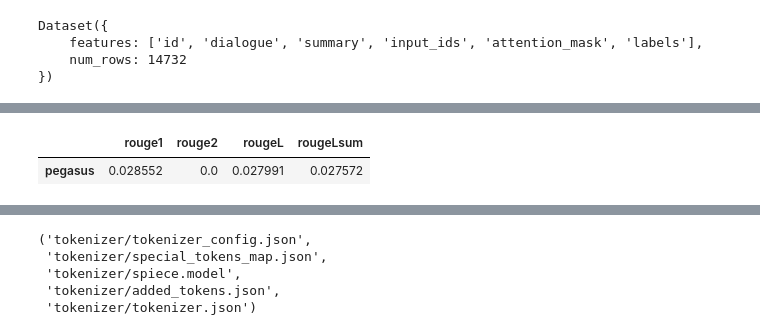
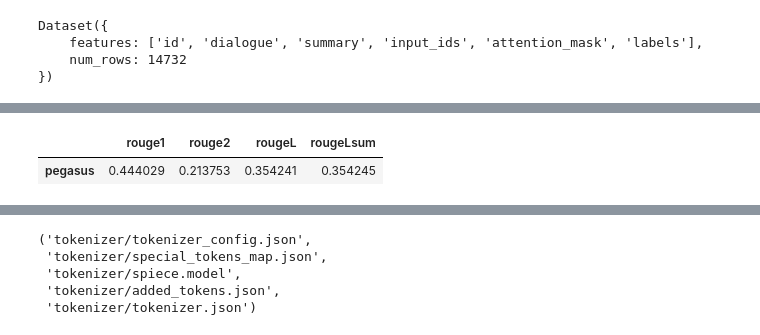
Before and after one commit to appsbotta/Text-Summarizer, a Jupyter notebook: research/Text_Summarizer.ipynb, the cells around one changed output, grey strips where cells are left out. Saved outputs shown, nothing was run; the diff lists cells and outputs as text; code cells hidden in the pictures.

```diff
--- a/research/Text_Summarizer.ipynb
+++ b/research/Text_Summarizer.ipynb
@@ -213,7 +256,7 @@ trainer_args = TrainingArguments(
 # %%
 trainer = Trainer(model=model_pegasus, args=trainer_args,
                   tokenizer=tokenizer, data_collator=seq2seq_data_collator,
-                  train_dataset=dataset_samsum_pt["test"],
+                  train_dataset=dataset_samsum_pt["train"],
                   eval_dataset=dataset_samsum_pt["validation"])
 # %%
 trainer.train()
@@ -248,37 +280,33 @@ def generate_batch_sized_chunks(list_of_elements, batch_size):
         yield list_of_elements[i : i + batch_size]
 
 
-
 def calculate_metric_on_test_ds(dataset, metric, model, tokenizer,
-                               batch_size=16, device=device,
+                               batch_size=16, device="cuda",
                                column_text="article",
                                column_summary="highlights"):
+    model.eval()  # Set model to evaluation mode
     article_batches = list(generate_batch_sized_chunks(dataset[column_text], batch_size))
     target_batches = list(generate_batch_sized_chunks(dataset[column_summary], batch_size))
 
-    for article_batch, target_batch in tqdm(
-        zip(article_batches, target_batches), total=len(article_batches)):
+    with torch.no_grad():  # Disable gradient computation for inference
+        for article_batch, target_batch in tqdm(
+            zip(article_batches, target_batches), total=len(article_batches)):
 
-        inputs = tokenizer(article_batch, max_length=1024,  truncation=True,
-                        padding="max_length", return_tensors="pt")
+            inputs = tokenizer(article_batch, max_length=1024, truncation=True,
+                            padding="max_length", return_tensors="pt")
 
-        summaries = model.generate(input_ids=inputs["input_ids"].to(device),
-                         attention_mask=inputs["attention_mask"].to(device),
-                         length_penalty=0.8, num_beams=8, max_length=128)
-        ''' parameter for length penalty ensures that the model does not generate sequences that are too long. '''
+            summaries = model.generate(input_ids=inputs["input_ids"].to(device),
+                             attention_mask=inputs["attention_mask"].to(device),
+                             length_penalty=0.8, num_beams=8, max_length=128)
 
-        # Finally, we decode the generated texts,
-        # replace the  token, and add the decoded texts with the references to the metric.
-        decoded_summaries = [tokenizer.decode(s, skip_special_tokens=True,
-                                clean_up_tokenization_spaces=True)
-               for s in summaries]
+            decoded_summaries = [tokenizer.decode(s, skip_special_tokens=True,
+                                    clean_up_tokenization_spaces=True)
+                   for s in summaries]
 
-        decoded_summaries = [d.replace("", " ") for d in decoded_summaries]
+            decoded_summaries = [d.replace("<n>", " ") for d in decoded_summaries]
 
+            metric.add_batch(predictions=decoded_summaries, references=target_batch)
 
-        metric.add_batch(predictions=decoded_summaries, references=target_batch)
-
-    #  Finally compute and return the ROUGE scores.
     score = metric.compute()
     return score
 # %%
@@ -286,12 +314,12 @@ rouge_names = ["rouge1", "rouge2", "rougeL", "rougeLsum"]
 rouge_metric = evaluate.load('rouge')
 # %%
 score = calculate_metric_on_test_ds(
-    dataset_samsum['test'][0:10], rouge_metric, trainer.model, tokenizer, batch_size = 2, column_text = 'dialogue', column_summary= 'summary'
+    dataset_samsum['test'], rouge_metric, trainer.model, tokenizer, batch_size = 2, column_text = 'dialogue', column_summary= 'summary'
 )
 
 rouge_dict = dict((rn, score[rn] ) for rn in rouge_names )
 
 pd.DataFrame(rouge_dict, index = [f'pegasus'] )
 # %% [output]
 |  | rouge1 | rouge2 | rougeL | rougeLsum |
-| pegasus | 0.028552 | 0.0 | 0.027991 | 0.027572 |
+| pegasus | 0.444029 | 0.213753 | 0.354241 | 0.354245 |
```
Also changed, not shown: parts of 12 cells of this notebook, 2 other files.
